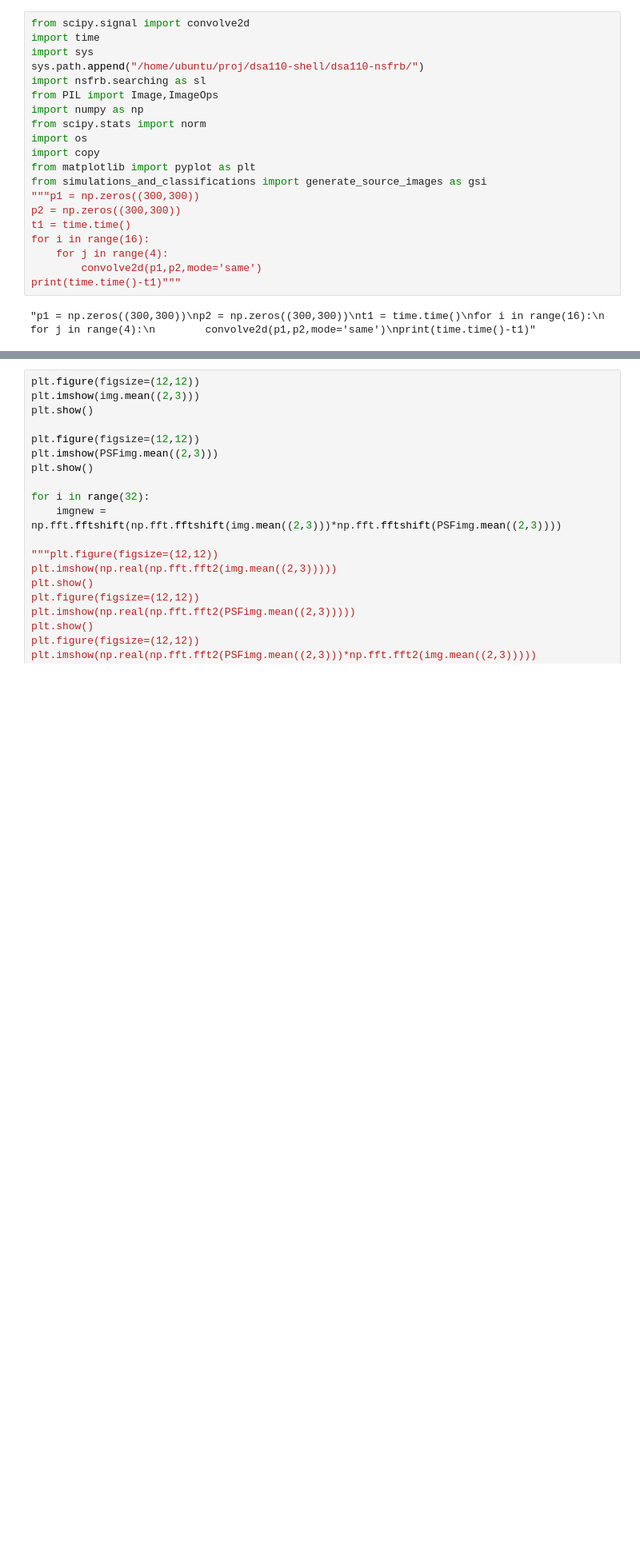
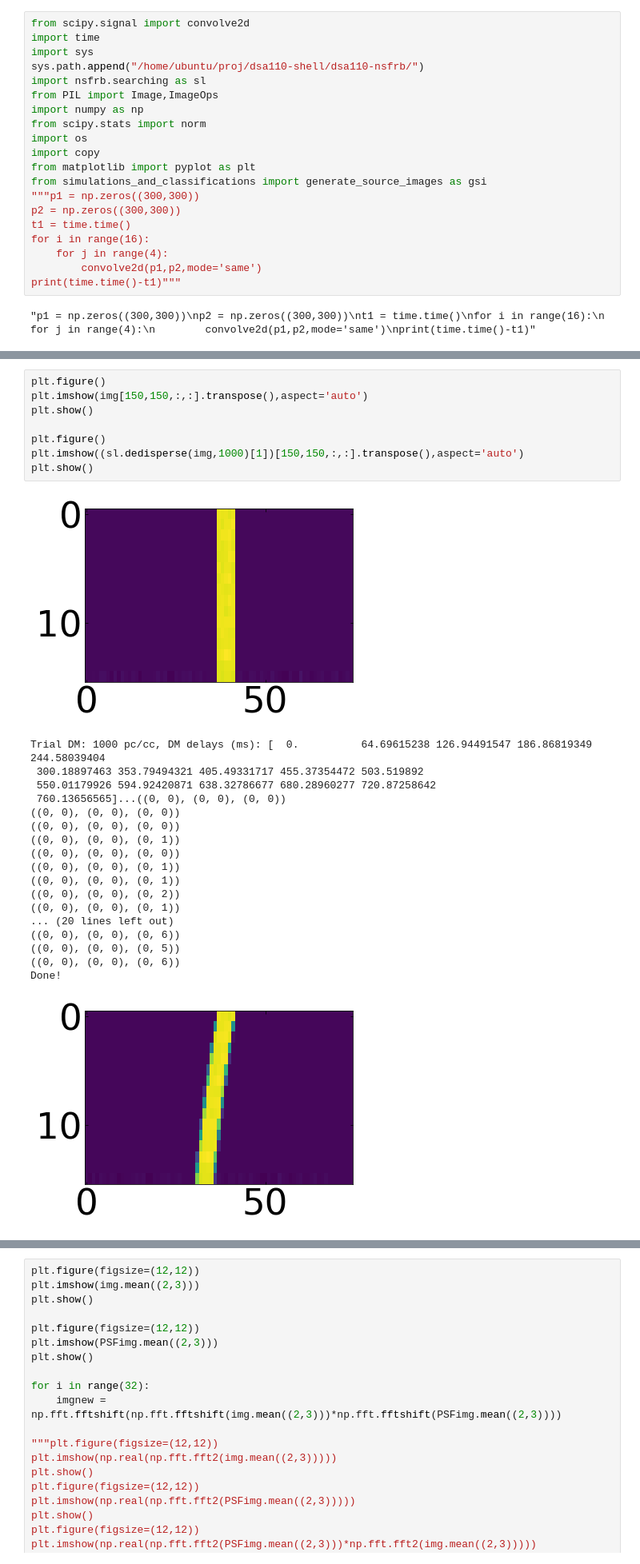
Before and after one commit to dsa110/dsa110-nsfrb, a Jupyter notebook: scripts/SearchAlgorithmTuning_V1.ipynb, the cells around one changed output, grey strips where cells are left out. Shown at 80% size. Cells and saved outputs as stored; diff of their text form; blank space fills up the shorter version.

```diff
--- a/scripts/SearchAlgorithmTuning_V1.ipynb
+++ b/scripts/SearchAlgorithmTuning_V1.ipynb
@@ -854,0 +869,28 @@ plt.show()
+# %%
+plt.figure()
+plt.imshow(img[150,150,:,:].transpose(),aspect='auto')
+plt.show()
+
+plt.figure()
+plt.imshow((sl.dedisperse(img,1000)[1])[150,150,:,:].transpose(),aspect='auto')
+plt.show()
+# %% [output]
+[figure, added]
+Trial DM: 1000 pc/cc, DM delays (ms): [  0.          64.69615238 126.94491547 186.86819349 244.58039404
+ 300.18897463 353.79494321 405.49331717 455.37354472 503.519892
+ 550.01179926 594.92420871 638.32786677 680.28960277 720.87258642
+ 760.13656565]...((0, 0), (0, 0), (0, 0))
+((0, 0), (0, 0), (0, 0))
+((0, 0), (0, 0), (0, 0))
+((0, 0), (0, 0), (0, 1))
+((0, 0), (0, 0), (0, 0))
+((0, 0), (0, 0), (0, 1))
+((0, 0), (0, 0), (0, 1))
+((0, 0), (0, 0), (0, 2))
+((0, 0), (0, 0), (0, 1))
+... (20 lines left out)
+((0, 0), (0, 0), (0, 6))
+((0, 0), (0, 0), (0, 5))
+((0, 0), (0, 0), (0, 6))
+Done!
+[figure, added]
```
Also changed, not shown: parts of 19 cells of this notebook, 4 other files.
